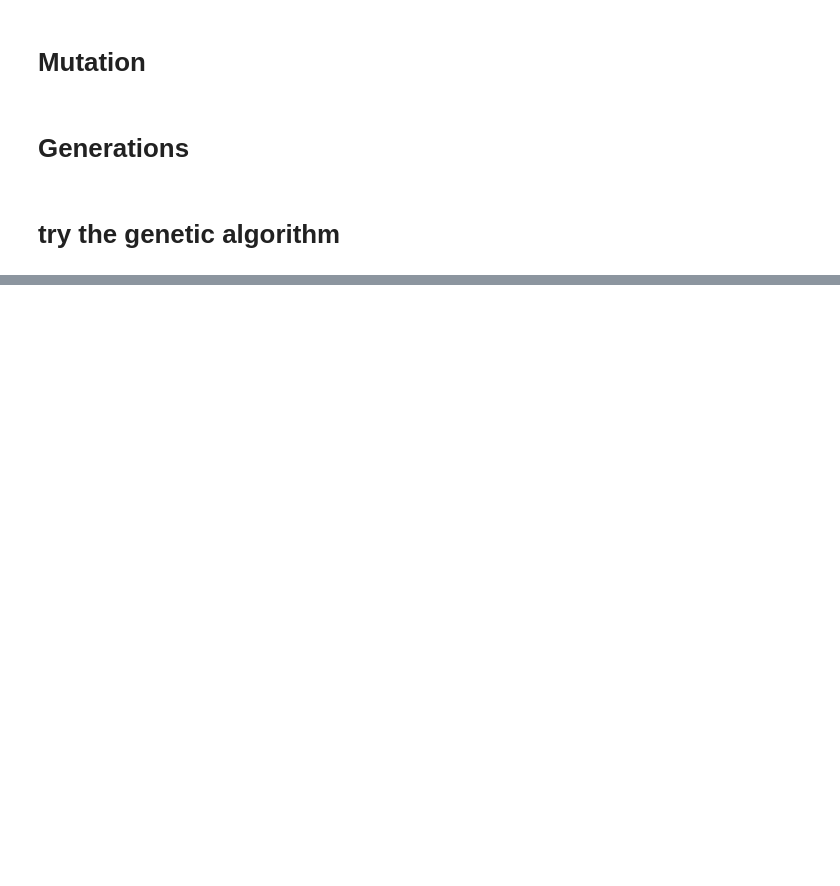
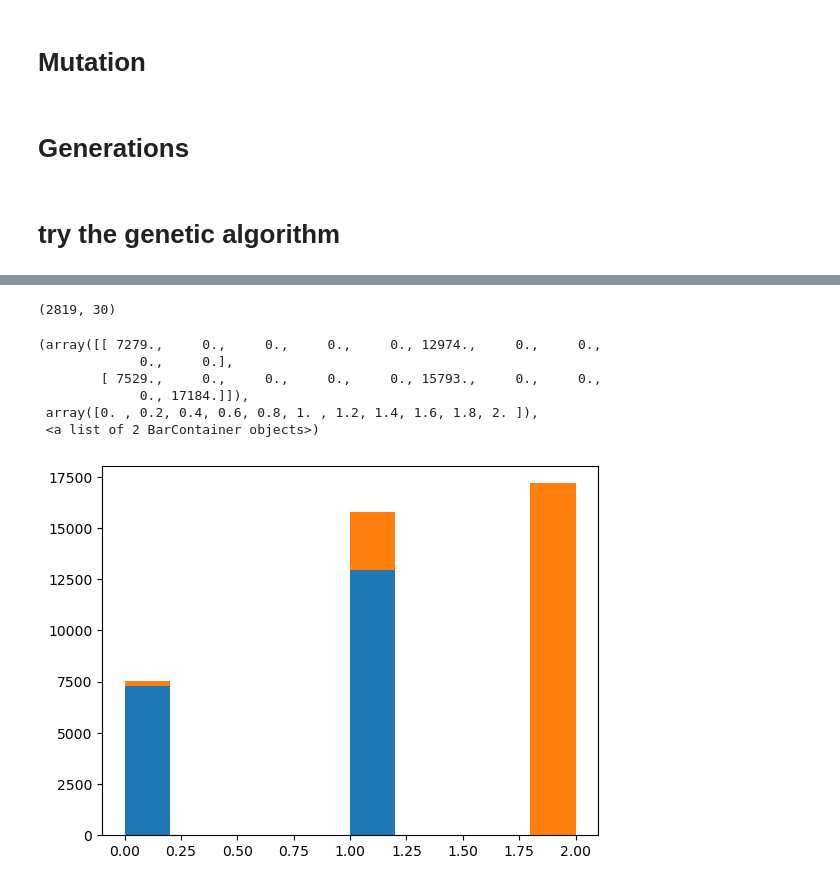
Before and after one commit to DiaaAhmedHassan/dataMiningProject, a Jupyter notebook: new.ipynb, the cells around one changed output, grey strips where cells are left out. Saved outputs shown, nothing was run; the diff lists cells and outputs as text; code cells hidden in the pictures; blank space fills up the shorter version.

```diff
--- a/new.ipynb
+++ b/new.ipynb
@@ -311,0 +374,13 @@ KeyboardInterrupt:
+# %%
+serious_accidents = accident[accident['Accident_Severity'] == 1]
+print(serious_accidents.shape)
+plt.hist(accident[['Urban_or_Rural_Area', ]], stacked=True)
+# %% [output]
+(2819, 30)
+(array([[ 7279.,     0.,     0.,     0.,     0., 12974.,     0.,     0.,
+             0.,     0.],
+        [ 7529.,     0.,     0.,     0.,     0., 15793.,     0.,     0.,
+             0., 17184.]]),
+ array([0. , 0.2, 0.4, 0.6, 0.8, 1. , 1.2, 1.4, 1.6, 1.8, 2. ]),
+ <a list of 2 BarContainer objects>)
+[figure, added]
```
Also changed, not shown: parts of 18 cells of this notebook.
